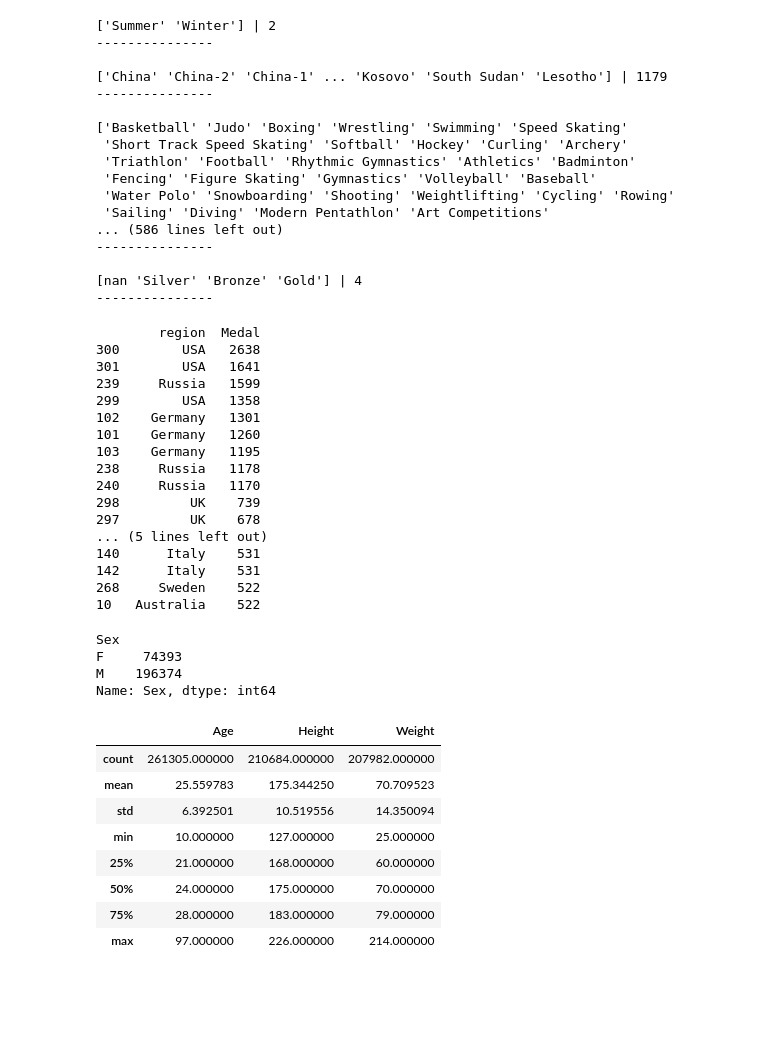
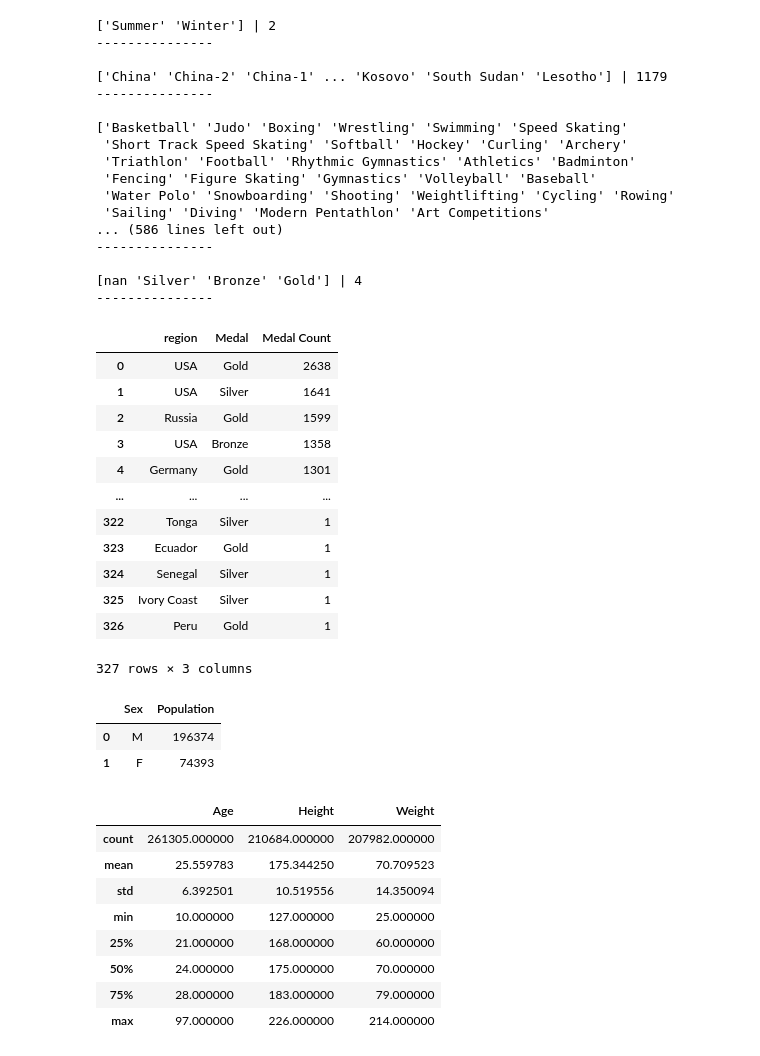
Before and after one commit to Sahil-987/Olympic-Dataset-Analysis, a Jupyter notebook: week1.ipynb, the cells around one changed output. Cells and saved outputs as stored; diff of their text form; code cells hidden in the pictures; blank space fills up the shorter version.

Commit message:
update groupby

```diff
--- a/week1.ipynb
+++ b/week1.ipynb
@@ -129,38 +129,34 @@ for i in info:
 [nan 'Silver' 'Bronze' 'Gold'] | 4
 ---------------
 # %%
-# which region has highest Gold Medal
-# region-wise distribution of Medals
+# which region has highest Gold Medal | region-wise distribution of Medals
 
-df_medal = df_final.groupby(['region','Medal'], as_index=False)['Medal'].count()
-print(df_medal.sort_values(['Medal'], ascending=False).head(20))
+# df_medal = df_final.groupby(['region','Medal'], as_index=False)['Medal'].count()
+# print(df_medal.sort_values(['Medal'], ascending=False).head(20))
+
+df_final.groupby(['region','Medal'])['Medal'].count().sort_values(ascending = False).to_frame(name ='Medal Count').reset_index()
 # %% [output]
+|  | region | Medal | Medal Count |
+| 0 | USA | Gold | 2638 |
+| 1 | USA | Silver | 1641 |
+| 2 | Russia | Gold | 1599 |
+| 3 | USA | Bronze | 1358 |
+| 4 | Germany | Gold | 1301 |
+| ... | ... | ... | ... |
+| 322 | Tonga | Silver | 1 |
+| 323 | Ecuador | Gold | 1 |
+| 324 | Senegal | Silver | 1 |
+| 325 | Ivory Coast | Silver | 1 |
+| 326 | Peru | Gold | 1 |
-        region  Medal
-300        USA   2638
-301        USA   1641
-239     Russia   1599
-299        USA   1358
-102    Germany   1301
-101    Germany   1260
-103    Germany   1195
-238     Russia   1178
-240     Russia   1170
-298         UK    739
-297         UK    678
-... (5 lines left out)
-140      Italy    531
-142      Italy    531
-268     Sweden    522
-10   Australia    522
+327 rows × 3 columns
 # %%
 # gender distribution
 
-df_final.groupby(['Sex'])['Sex'].count()
+df_final.groupby(['Sex'])['ID'].count().sort_values(ascending = False).to_frame(name ='Population').reset_index()
 # %% [output]
-Sex
-F     74393
-M    196374
-Name: Sex, dtype: int64
+|  | Sex | Population |
+| 0 | M | 196374 |
+| 1 | F | 74393 |
 # %%
 # initial explorations | some of the stats you are looking at
 
```
